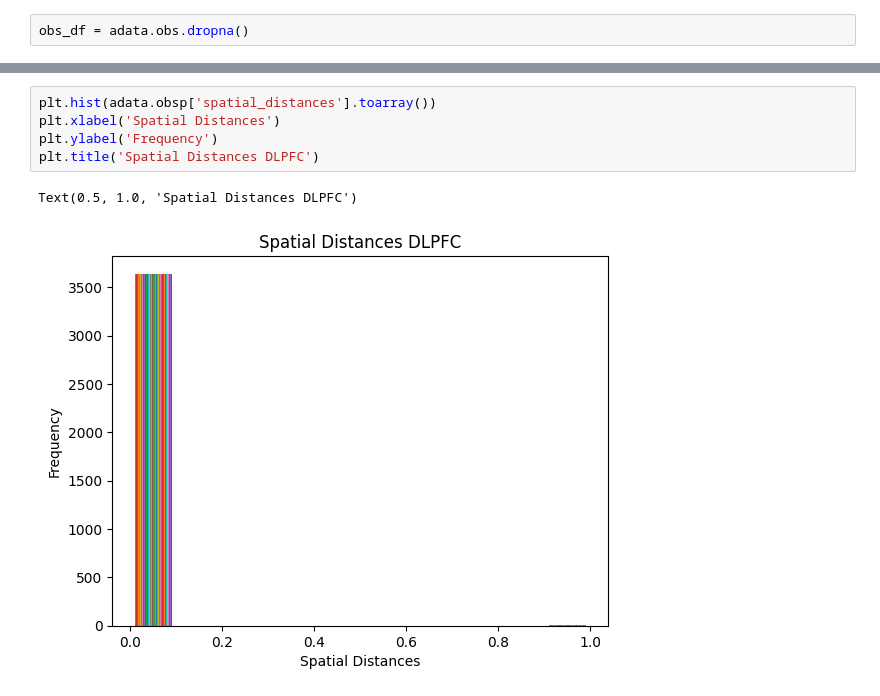
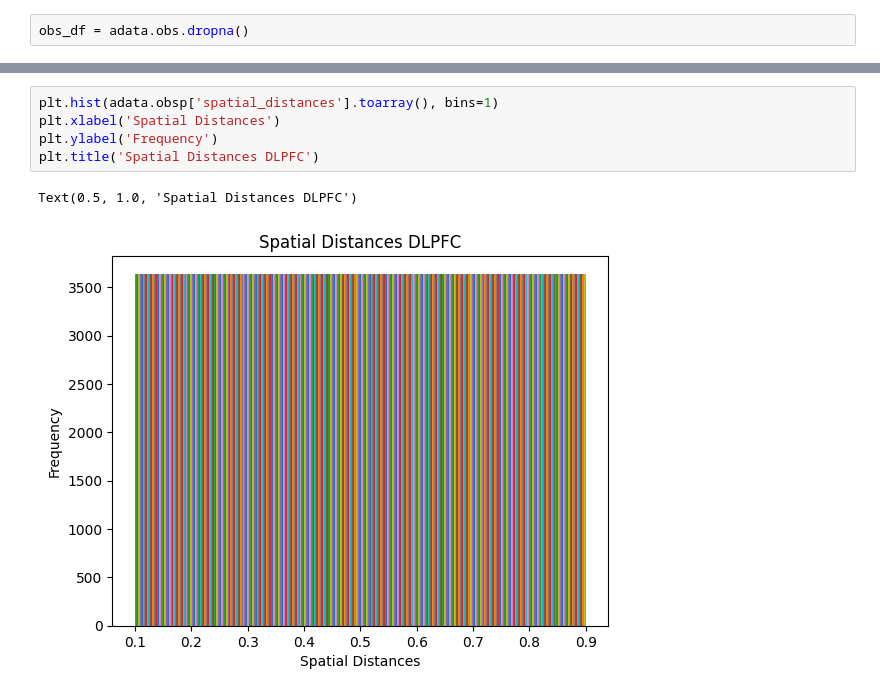
Before and after one commit to jmezallamosas/MSK, a Jupyter notebook: notebooks/dlpfc_grafiti.ipynb, the cells around one changed output, grey strips where cells are left out. Saved outputs shown, nothing was run; the diff lists cells and outputs as text.

```diff
--- a/notebooks/dlpfc_grafiti.ipynb
+++ b/notebooks/dlpfc_grafiti.ipynb
@@ -110,8 +2510,8 @@ sc.pl.embedding(adata, basis='spatial', title = 'Grafiti: %.3f'%(ari), color ='g
 # %%
-plt.hist(adata.obsp['spatial_distances'].toarray())
+plt.hist(adata.obsp['spatial_distances'].toarray(), bins=1)
 plt.xlabel('Spatial Distances')
 plt.ylabel('Frequency')
 plt.title('Spatial Distances DLPFC')
 # %% [output]
 Text(0.5, 1.0, 'Spatial Distances DLPFC')
-[figure, old version]
+[figure, new version]
```
Also changed, not shown: parts of 113 cells of this notebook, 49 other files.
